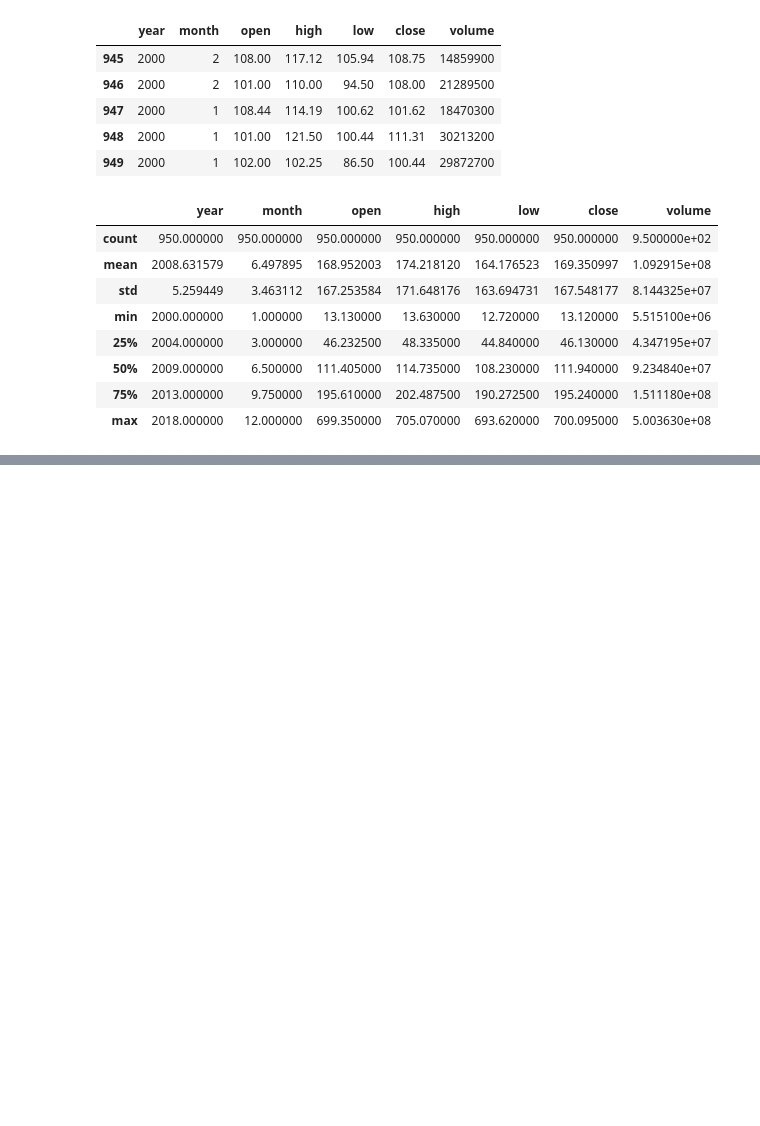
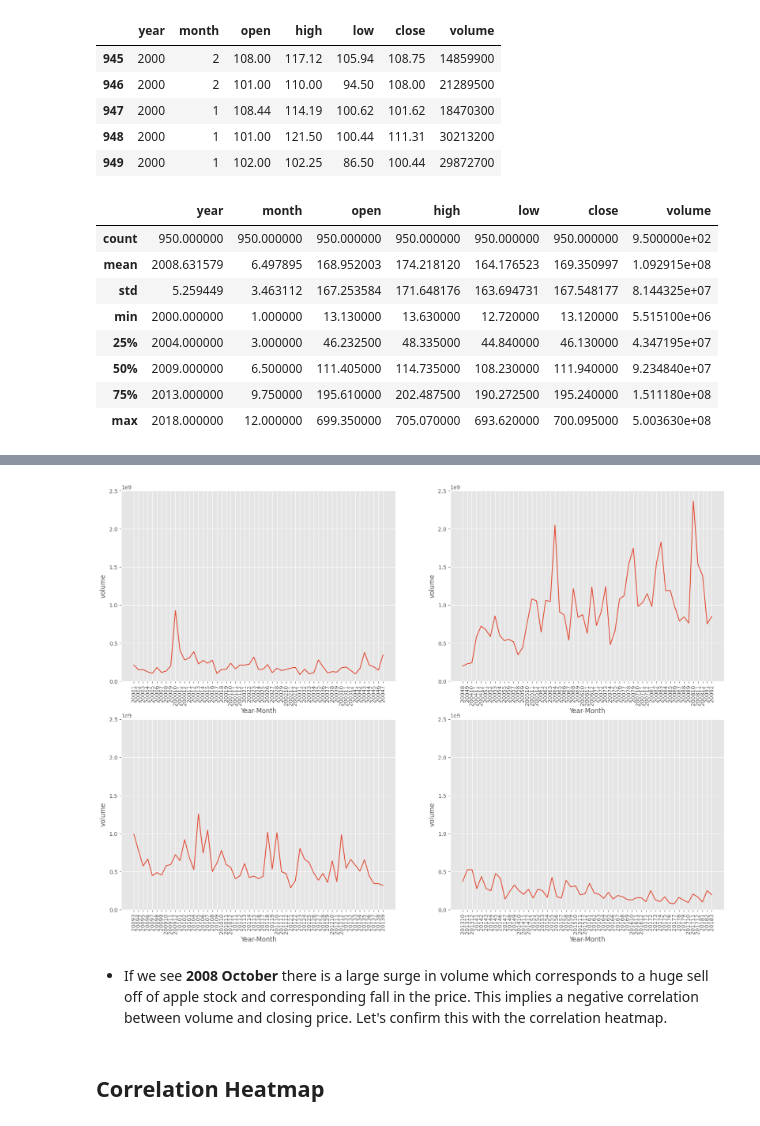
Before and after one commit to mukesh-chevula/Machine-Learning-in-Finance, a Jupyter notebook: Financial Data Understanding, EDA, and Feature Engineering/Main.ipynb, the cells around one changed output, grey strips where cells are left out. Drawn from its saved outputs; the diff is of its cells as text; code cells hidden in the pictures; blank space fills up the shorter version.

```diff
--- a/Financial Data Understanding, EDA, and Feature Engineering/Main.ipynb
+++ b/Financial Data Understanding, EDA, and Feature Engineering/Main.ipynb
@@ -64,0 +172,8 @@ stock.describe()
+# %%
+get_scatterplot(stock_agg, 'volume', [0,2500000000])
+# %% [output]
+[figure, added]
+# %% [markdown]
+- If we see **2008 October** there is a large surge in volume which corresponds to a huge sell off of apple stock and corresponding fall in the price. This implies a negative correlation between volume and closing price. Let's confirm this with the correlation heatmap.
+# %% [markdown]
+## Correlation Heatmap
```
Also changed, not shown: parts of 33 cells of this notebook.
